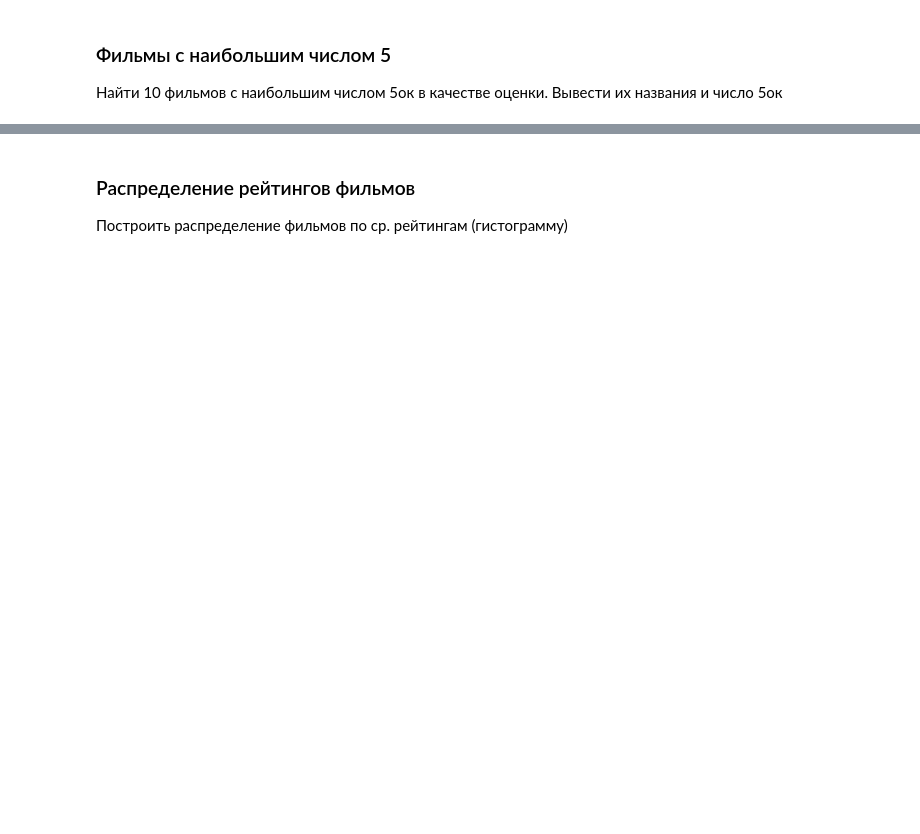
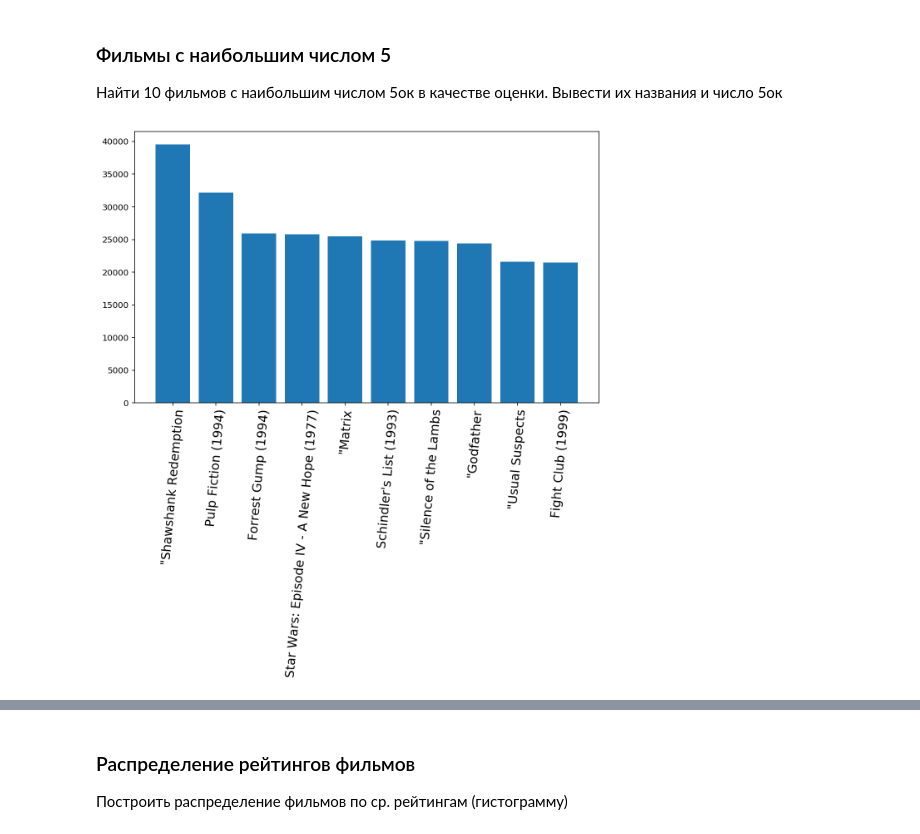
Before and after one commit to ishugaepov/MLBD, a Jupyter notebook: apache_spark/notebooks/spark_examples.ipynb, the cells around one changed output, grey strips where cells are left out. Saved outputs shown, nothing was run; the diff lists cells and outputs as text; code cells hidden in the pictures; blank space fills up the shorter version.

```diff
--- a/apache_spark/notebooks/spark_examples.ipynb
+++ b/apache_spark/notebooks/spark_examples.ipynb
@@ -275,0 +298,12 @@ plt.show()
+# %%
+ratings_count = ratings.filter(lambda r: r.rating == 5).map(lambda r: (r.movie_id, 1)).reduceByKey(lambda a, b: a + b)
+movies_most_ratings_ctn = ratings_count.join(movies).sortBy(lambda key_value: key_value[1][0], ascending=False).take(10)
+# %%
+keys, values = zip(*[(tkn[1][1][1], tkn[1][0]) for tkn in movies_most_ratings_ctn])
+
+f, ax = plt.subplots(figsize=(10, 6))
+plt.xticks(rotation=85, fontsize=15)
+plt.bar(keys, values, align="center")
+plt.show()
+# %% [output]
+[figure, added]
```
Also changed, not shown: parts of 42 cells of this notebook.
